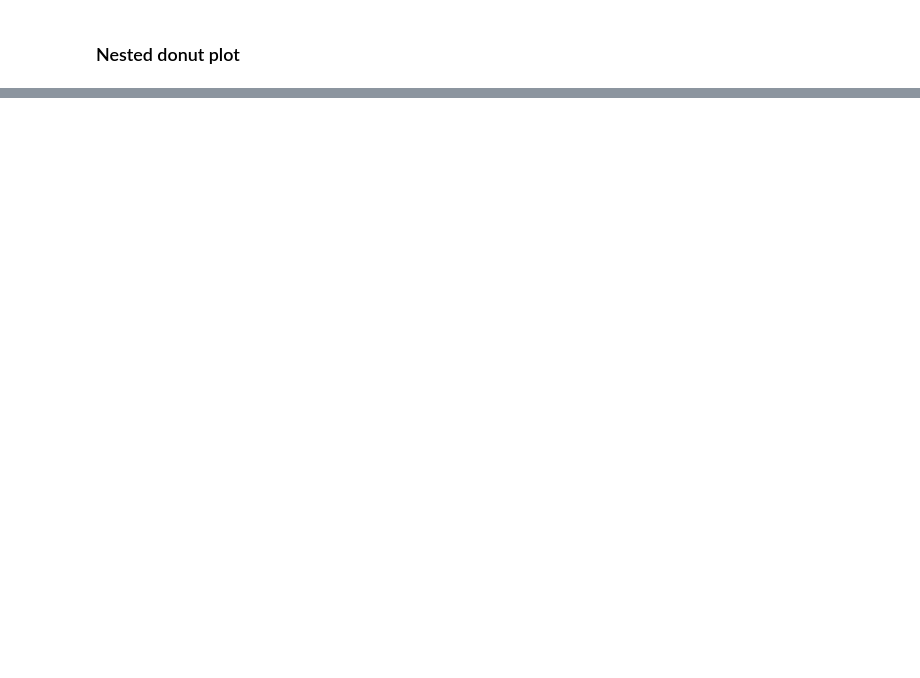
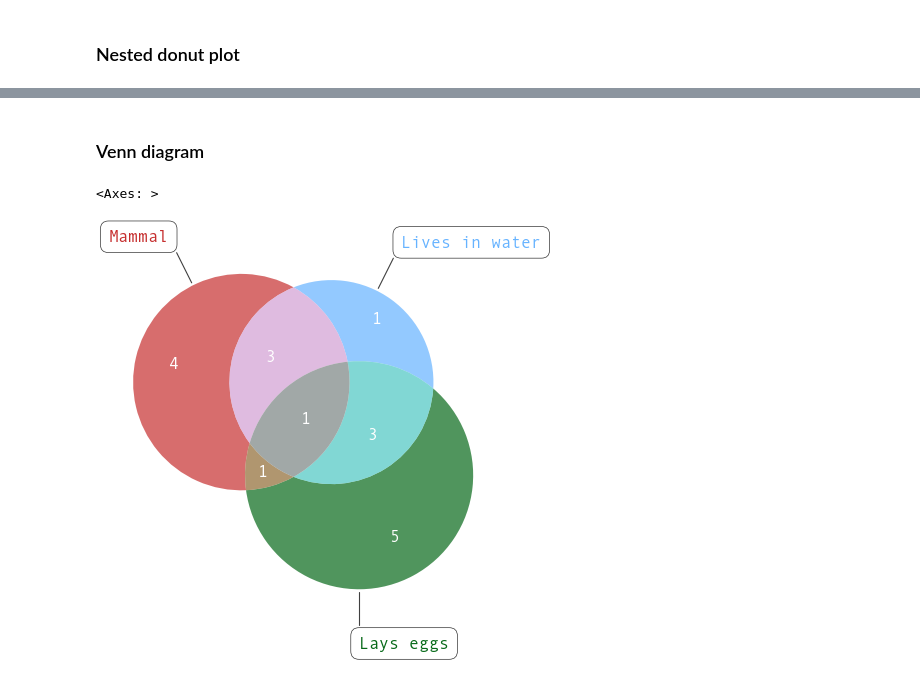
Before and after one commit to matthewtwarren/mattplotlib, a Jupyter notebook: demo.ipynb, the cells around one changed output, grey strips where cells are left out. Drawn from its saved outputs; the diff is of its cells as text; code cells hidden in the pictures; blank space fills up the shorter version.

```diff
--- a/demo.ipynb
+++ b/demo.ipynb
@@ -43,0 +52,46 @@ nested_donut_chart(
+# %% [markdown]
+### Venn diagram
+# %%
+mammals = {
+    "dog",
+    "cat",
+    "rabbit",
+    "dolphin",
+    "orca",
+    "bat",
+    "otter",
+    "platypus",
+    "anteater",
+}
+lays_eggs = {
+    "sparrow",
+    "owl",
+    "fish",
+    "frog",
+    "turtle",
+    "lizard",
+    "dragonfly",
+    "butterfly",
+    "platypus",
+    "anteater",
+}
+live_in_water = {
+    "fish",
+    "frog",
+    "turtle",
+    "platypus",
+    "dolphin",
+    "otter",
+    "orca",
+    "great white",
+}
+
+plot_venn(
+    sets=[mammals, live_in_water, lays_eggs],
+    set_labels=["Mammal", "Lives in water", "Lays eggs"],
+    colors=["#c62f2f", "#66b3ff", "#066918"],
+    alpha=0.7,
+)
+# %% [output]
+<Axes: >
+[figure, added]
```
Also changed, not shown: parts of 5 cells of this notebook, 1 other file.
